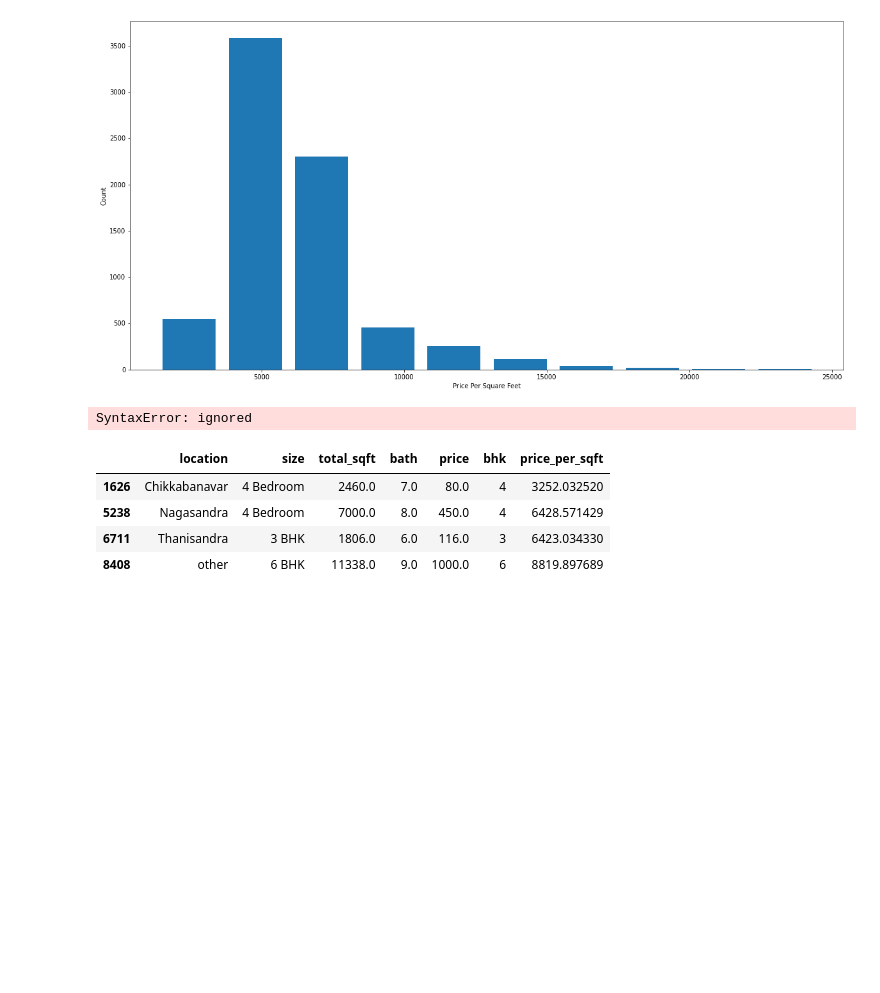
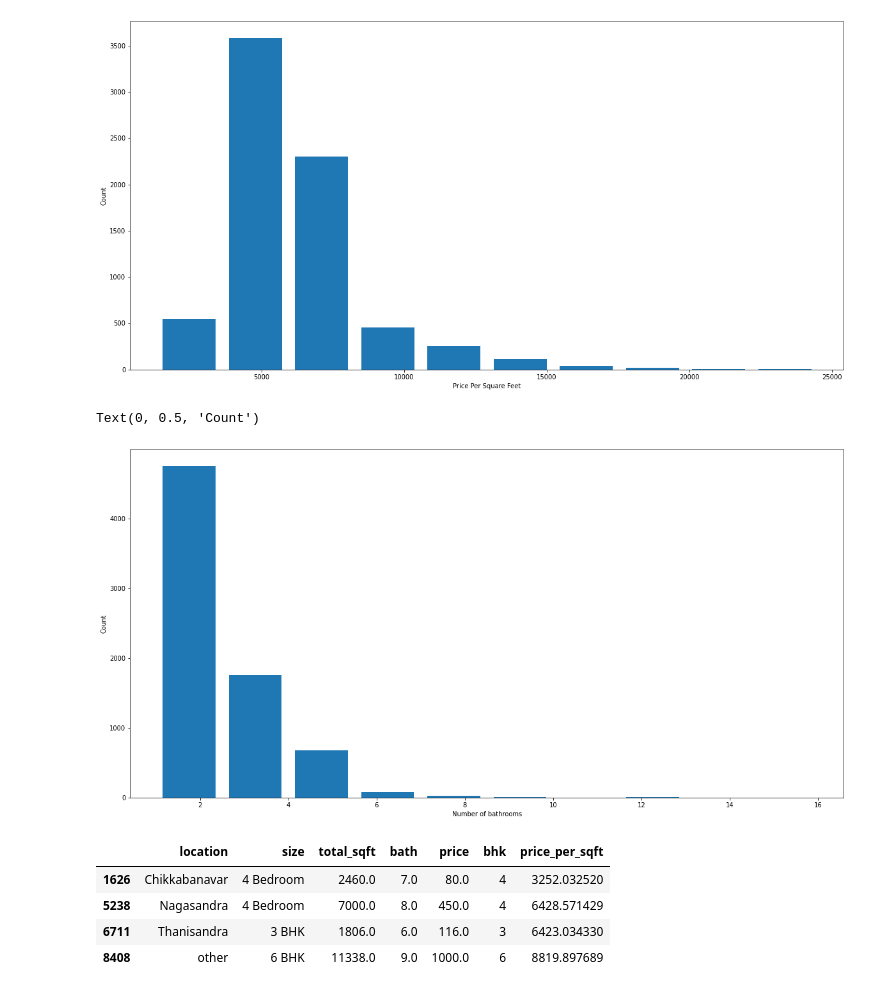
Before and after one commit to Rohityadav9304/House-price-prediction, a Jupyter notebook: House_price_prediction.ipynb, the cells around one changed output. Drawn from its saved outputs; the diff is of its cells as text; code cells hidden in the pictures; blank space fills up the shorter version.

```diff
--- a/House_price_prediction.ipynb
+++ b/House_price_prediction.ipynb
@@ -222,12 +231,13 @@ plt.ylabel("Count")
 Text(0, 0.5, 'Count')
 [figure]
 # %%
-Text(0, 0.5, 'Count')df8.bath.unique()
+df8.bath.unique()
 plt.hist(df8.bath,rwidth=0.8)
 plt.xlabel("Number of bathrooms")
 plt.ylabel("Count")
 # %% [output]
-SyntaxError: ignored
+Text(0, 0.5, 'Count')
+[figure, added]
 # %%
 df8[df8.bath>10]
 df8[df8.bath>df8.bhk+2]
```
Also changed, not shown: parts of 8 cells of this notebook.
